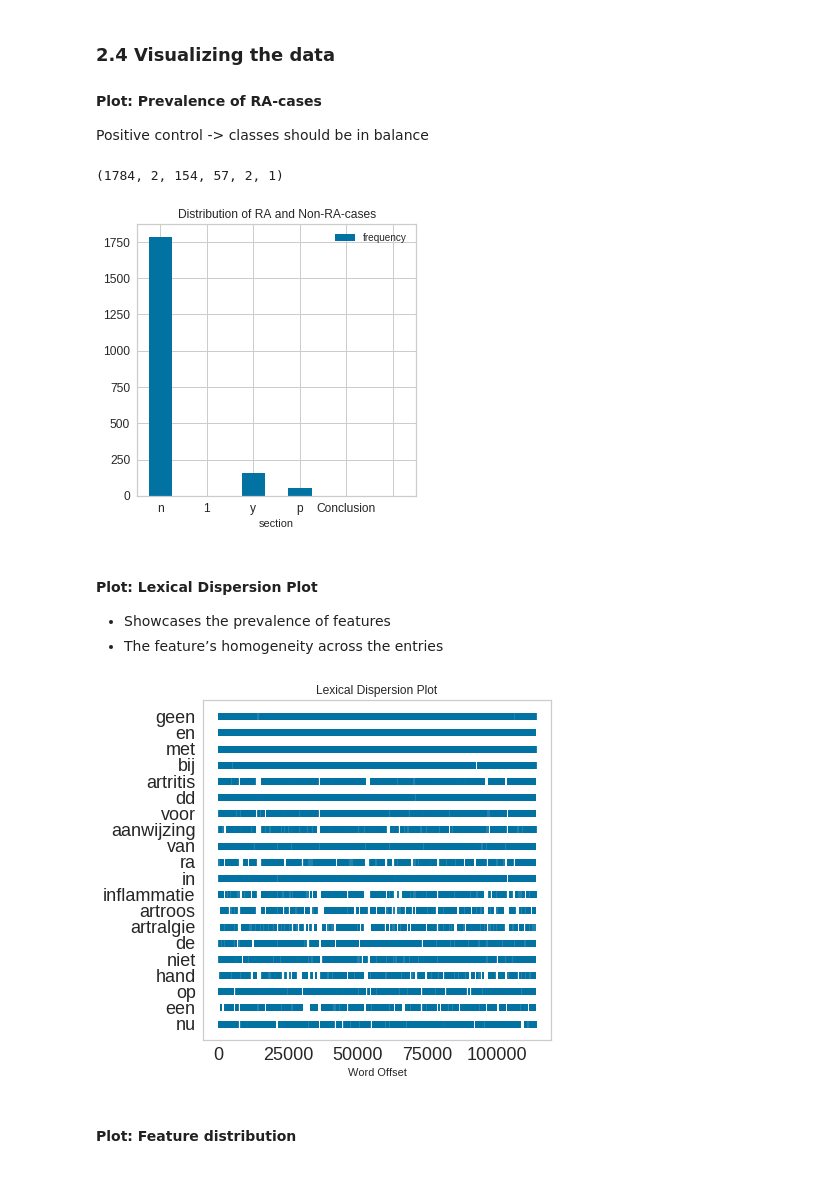
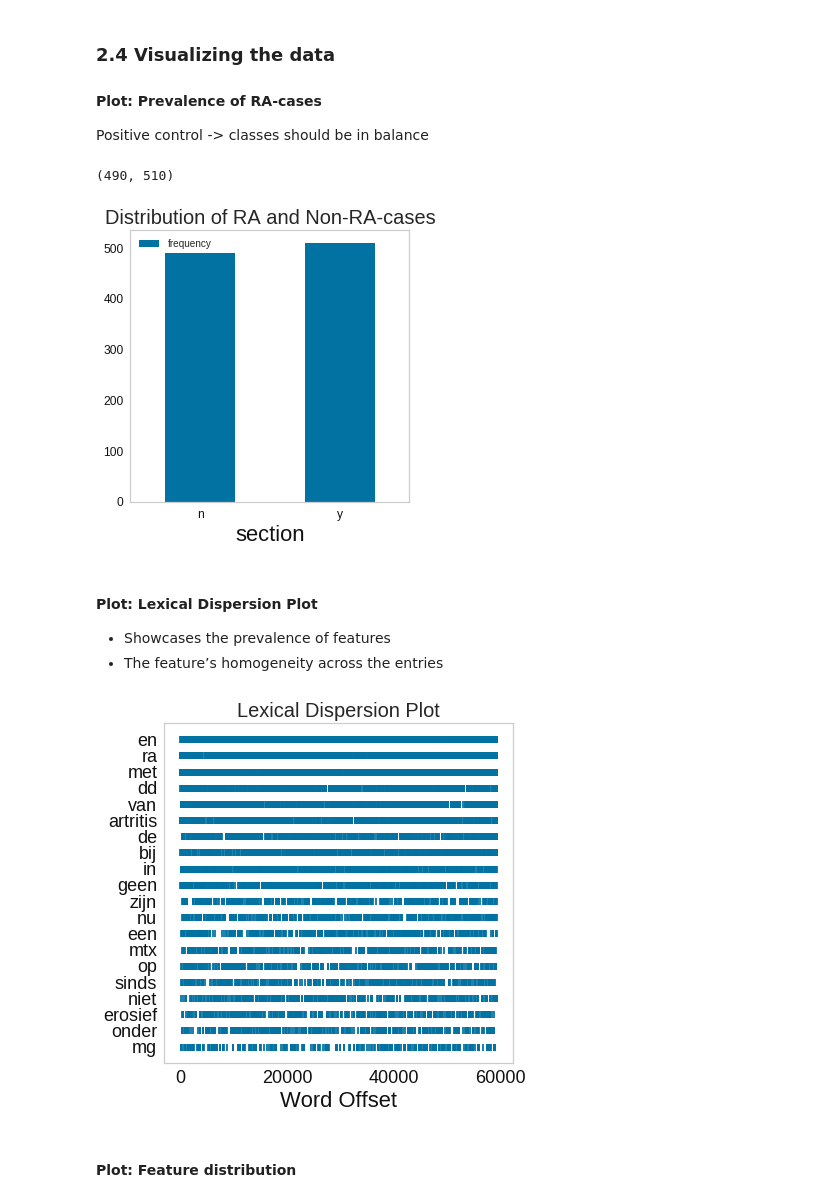
Before and after one commit to levrex/DiagnosisExtraction_ML, a Jupyter notebook: Notebook_Diagnosis_Extraction.ipynb, the cells around one changed output. Drawn from its saved outputs; the diff is of its cells as text; code cells hidden in the pictures.

Commit message:
Added dummy data + extra visualization options

```diff
--- a/Notebook_Diagnosis_Extraction.ipynb
+++ b/Notebook_Diagnosis_Extraction.ipynb
@@ -119,6 +144,7 @@ radiag_df.to_csv(r'data/autocorrect_something.csv', sep='|', index=False)
 ### 2.1 Open the preprocessed file
 You can skip the above steps if you already have a preprocessed file
 # %%
-radiag_df = pd.read_csv(r'data/autocorrect_something.csv', sep='|')
-radiag_df[['XANTWOORD', 'Outcome']].head()
+radiag_df = pd.read_csv(r'sample_data/autocorrect_dummydata.csv', sep='|')
+radiag_df=radiag_df.fillna('')
+radiag_df[['Text', 'Outcome']].head()
 # %% [output]
@@ -146,9 +172,11 @@ if (balance):
 # %% [markdown]
 ### 2.3 Splitting annotated set on both the textual data and the corresponding label (Y)
 # %%
-X = radiag_df['XANTWOORD'].values
+radiag_df = radiag_df.sample(frac=1, random_state=SEED) # random shuffle
+
+X = radiag_df['Text'].values
 y = radiag_df['Outcome'].values
-y_b = np.array([bc.binarize(val) for val in y])
+y_b = np.array([func.binarize(val) for val in y])
 # %% [markdown]
 ### 2.4 Visualizing the data
 #### Plot: Prevalence of RA-cases
@@ -161,19 +189,16 @@ print(values)
 df = pd.DataFrame({'section':labels, 'frequency':values})
 ax = df.plot(kind='bar',  title ="Distribution of RA and Non-RA-cases", figsize=(5, 5), x='section', legend=True, fontsize=12, rot=0)
 # %% [output]
-(1784, 2, 154, 57, 2, 1)
+(490, 510)
-[figure, old version]
+[figure, new version]
 # %% [markdown]
 #### Plot: Lexical Dispersion Plot
 - Showcases the prevalence of features
 - The feature’s homogeneity across the entries
 # %%
-import importlib
-importlib.reload(bc)
-
-bc.plotLexicalDispersion(X, nr_features=20, ngram_range=(1,1))
+func.plotLexicalDispersion(X, nr_features=20, ngram_range=(1,1))
 # %% [output]
-[figure, old version]
+[figure, new version]
 # %% [markdown]
 #### Plot: Feature distribution
 # %%
```
Also changed, not shown: parts of 50 cells of this notebook, 28 other files.
